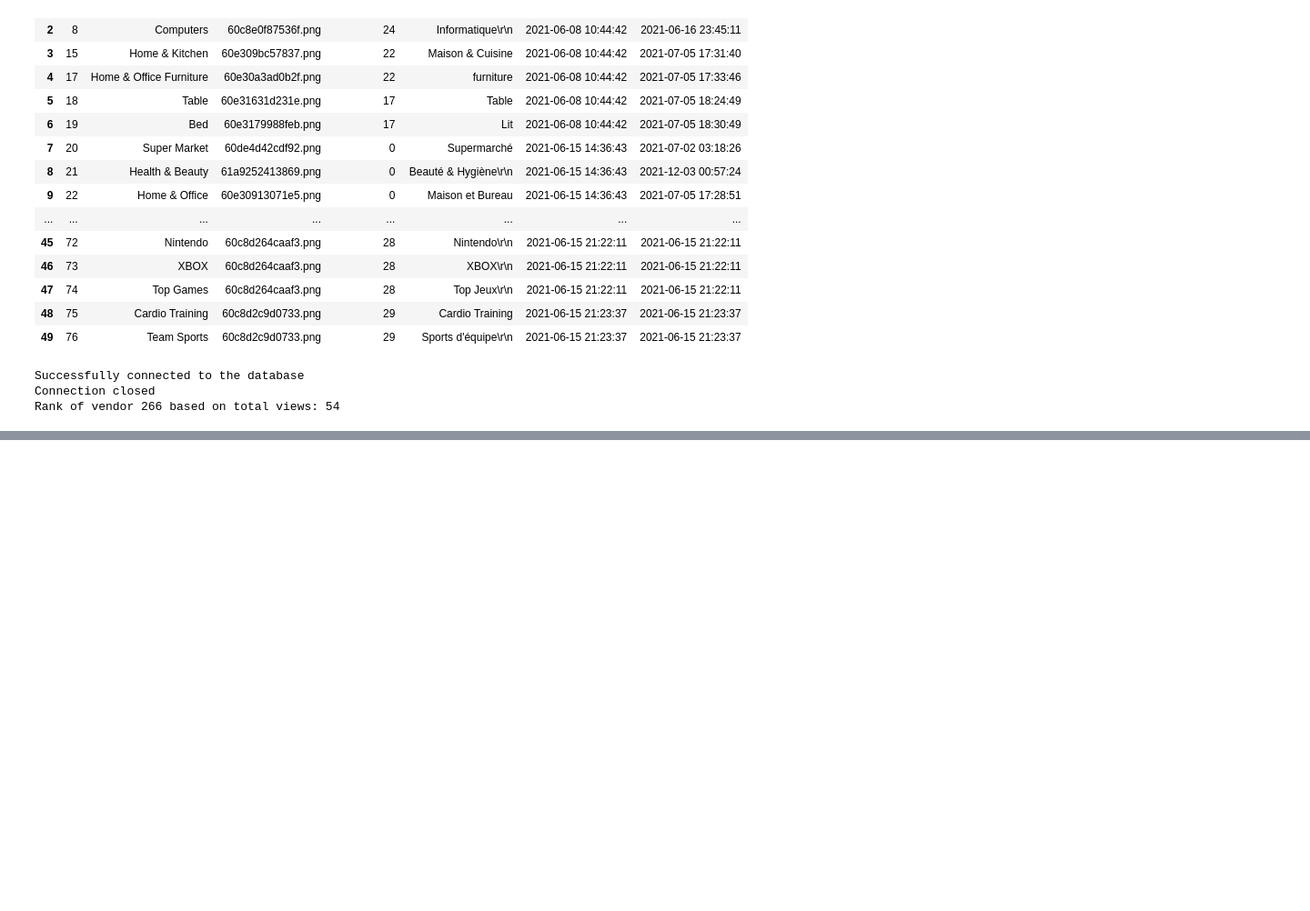
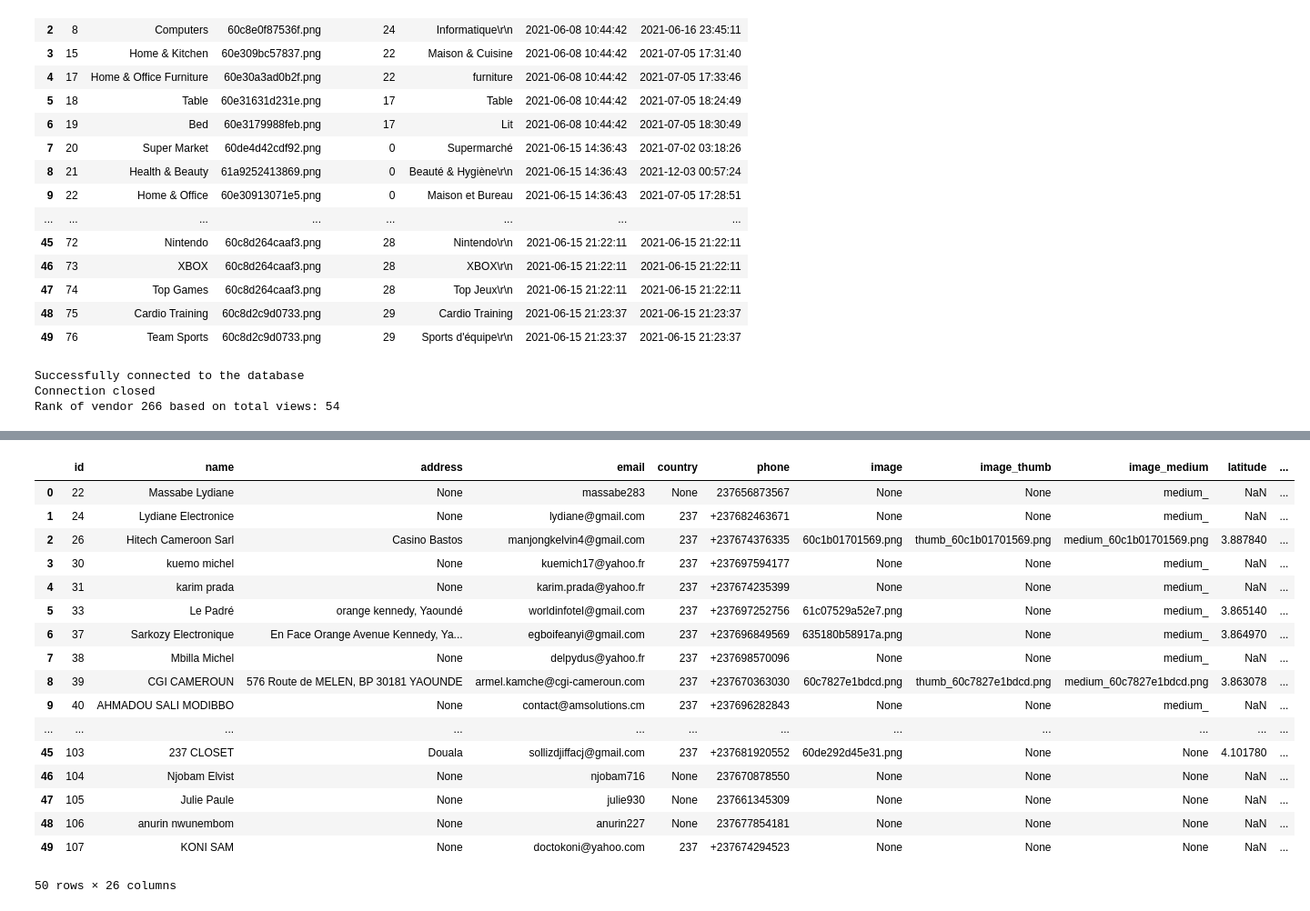
Before and after one commit to AlkaloidWells/Buyam_ML_task1, a Jupyter notebook: display_check.ipynb, the cells around one changed output, grey strips where cells are left out. Shown: that part at 91% size. Drawn from its saved outputs; the diff is of its cells as text; code cells hidden in the pictures; blank space fills up the shorter version.

```diff
--- a/display_check.ipynb
+++ b/display_check.ipynb
@@ -226,0 +277,3 @@ df3 = get_table_data("vendor_view_logs")
+# %%
+df4= get_table_data("product_view_logs")
+df5 = get_table_data("users")
@@ -226,0 +305,21 @@ df3 = get_table_data("vendor_view_logs")
+# %%
+df5.head(50) #  users
+# %% [output]
+|  | id | name | address | email | country | phone | image | image_thumb | image_medium | latitude | ... |
+| 0 | 22 | Massabe Lydiane | None | massabe283 | None | 237656873567 | None | None | medium_ | NaN | ... |
+| 1 | 24 | Lydiane Electronice | None | lydiane@gmail.com | 237 | +237682463671 | None | None | medium_ | NaN | ... |
+| 2 | 26 | Hitech Cameroon Sarl | Casino Bastos | manjongkelvin4@gmail.com | 237 | +237674376335 | 60c1b01701569.png | thumb_60c1b01701569.png | medium_60c1b01701569.png | 3.887840 | ... |
+| 3 | 30 | kuemo michel | None | kuemich17@yahoo.fr | 237 | +237697594177 | None | None | medium_ | NaN | ... |
+| 4 | 31 | karim prada | None | karim.prada@yahoo.fr | 237 | +237674235399 | None | None | medium_ | NaN | ... |
+| 5 | 33 | Le Padré | orange kennedy, Yaoundé | worldinfotel@gmail.com | 237 | +237697252756 | 61c07529a52e7.png | None | medium_ | 3.865140 | ... |
+| 6 | 37 | Sarkozy Electronique | En Face Orange Avenue Kennedy, Ya... | egboifeanyi@gmail.com | 237 | +237696849569 | 635180b58917a.png | None | medium_ | 3.864970 | ... |
+| 7 | 38 | Mbilla Michel | None | delpydus@yahoo.fr | 237 | +237698570096 | None | None | medium_ | NaN | ... |
+| 8 | 39 | CGI CAMEROUN | 576 Route de MELEN, BP 30181 YAOUNDE | armel.kamche@cgi-cameroun.com | 237 | +237670363030 | 60c7827e1bdcd.png | thumb_60c7827e1bdcd.png | medium_60c7827e1bdcd.png | 3.863078 | ... |
+| 9 | 40 | AHMADOU SALI MODIBBO | None | contact@amsolutions.cm | 237 | +237696282843 | None | None | medium_ | NaN | ... |
+| ... | ... | ... | ... | ... | ... | ... | ... | ... | ... | ... | ... |
+| 45 | 103 | 237 CLOSET | Douala | sollizdjiffacj@gmail.com | 237 | +237681920552 | 60de292d45e31.png | None | None | 4.101780 | ... |
+| 46 | 104 | Njobam Elvist | None | njobam716 | None | 237670878550 | None | None | None | NaN | ... |
+| 47 | 105 | Julie Paule | None | julie930 | None | 237661345309 | None | None | None | NaN | ... |
+| 48 | 106 | anurin nwunembom | None | anurin227 | None | 237677854181 | None | None | None | NaN | ... |
+| 49 | 107 | KONI SAM | None | doctokoni@yahoo.com | 237 | +237674294523 | None | None | None | NaN | ... |
+50 rows × 26 columns
```
Also changed, not shown: parts of 7 cells of this notebook, 1 other file.
